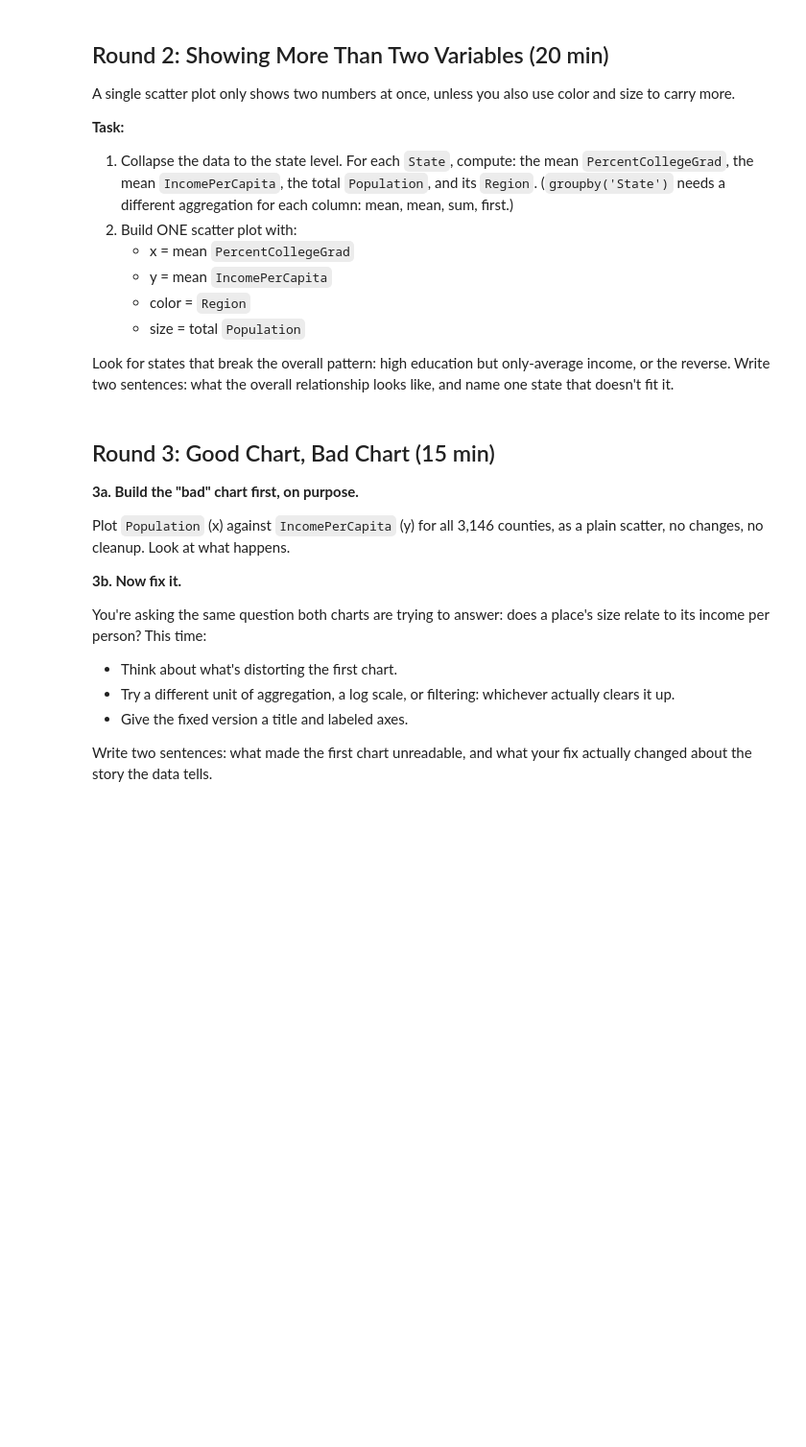
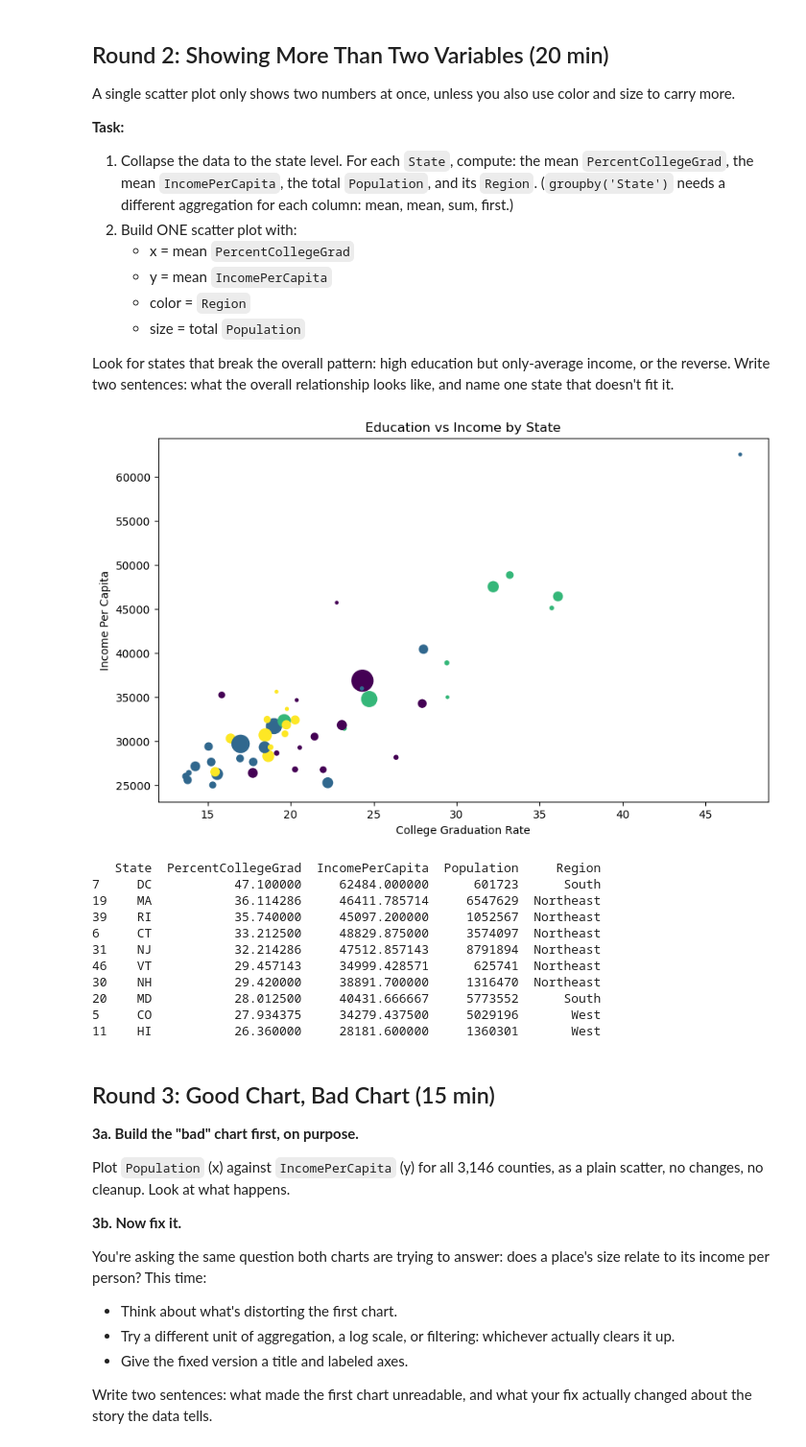
Before and after one commit to vmadagiri/cs5045, a Jupyter notebook: seminar_4/visualization_handson.ipynb, the cells around one changed output. Shown at 96% size. Cells and saved outputs as stored; diff of their text form; code cells hidden in the pictures; blank space fills up the shorter version.

```diff
--- a/seminar_4/visualization_handson.ipynb
+++ b/seminar_4/visualization_handson.ipynb
@@ -73,3 +116,50 @@ Look for states that break the overall pattern: high education but only-average
+# %%
+# 2. Aggregate to the state level (mean PercentCollegeGrad, mean IncomePerCapita,
+# total Population, Region), then build one scatter with color = Region and
+# size = Population. Two-sentence answer as a comment below.
+
+state_data = df.groupby('State').agg({
+    'PercentCollegeGrad': 'mean',
+    'IncomePerCapita': 'mean',
+    'Population': 'sum',
+    'Region': 'first'
+}).reset_index()
+
+plt.figure(figsize=(10, 6))
+
+plt.scatter(
+    state_data['PercentCollegeGrad'],
+    state_data['IncomePerCapita'],
+    s=state_data['Population'] / 100000,
+    c=pd.factorize(state_data['Region'])[0],
+)
+
+plt.xlabel('College Graduation Rate')
+plt.ylabel('Income Per Capita')
+plt.title('Education vs Income by State')
+plt.show()
+
+print(state_data.sort_values('PercentCollegeGrad', ascending=False).head(10))
+
+
+# States with higher graduation rates generally have higher incomes.
+# Population affects bubble size, while color represents region.
+
+# Overall, states with higher average county graduation rates tend to have higher average county incomes.
+# California has a relatively high average graduation rate but a less exceptional average county income than some similarly educated states.
+# %% [output]
+[figure, added]
+   State  PercentCollegeGrad  IncomePerCapita  Population     Region
+7     DC           47.100000     62484.000000      601723      South
+19    MA           36.114286     46411.785714     6547629  Northeast
+39    RI           35.740000     45097.200000     1052567  Northeast
+6     CT           33.212500     48829.875000     3574097  Northeast
+31    NJ           32.214286     47512.857143     8791894  Northeast
+46    VT           29.457143     34999.428571      625741  Northeast
+30    NH           29.420000     38891.700000     1316470  Northeast
+20    MD           28.012500     40431.666667     5773552      South
+5     CO           27.934375     34279.437500     5029196       West
+11    HI           26.360000     28181.600000     1360301       West
 # %% [markdown]
 ## Round 3: Good Chart, Bad Chart (15 min)
 
```
Also changed, not shown: parts of 10 cells of this notebook, 5 other files.
